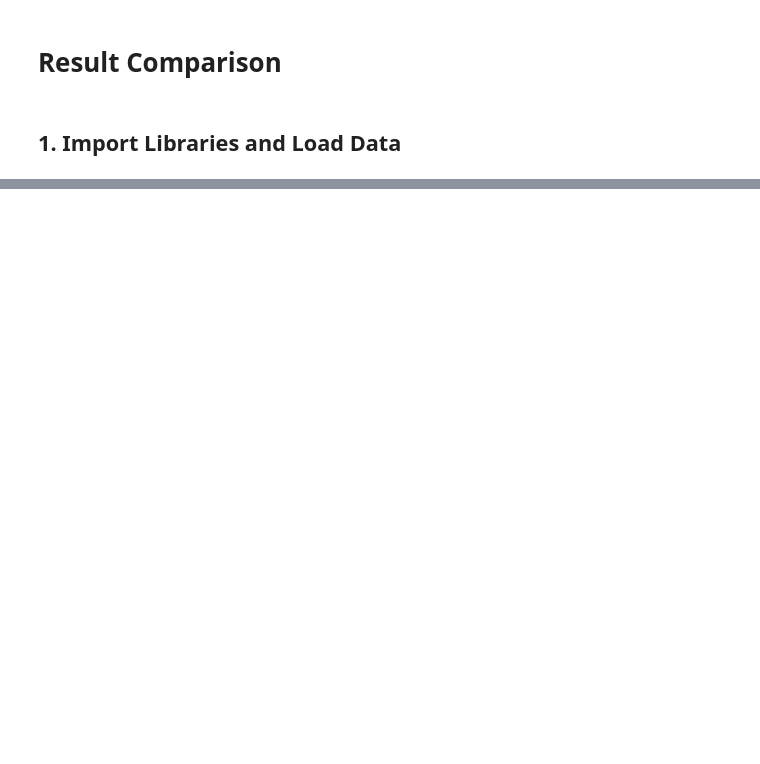
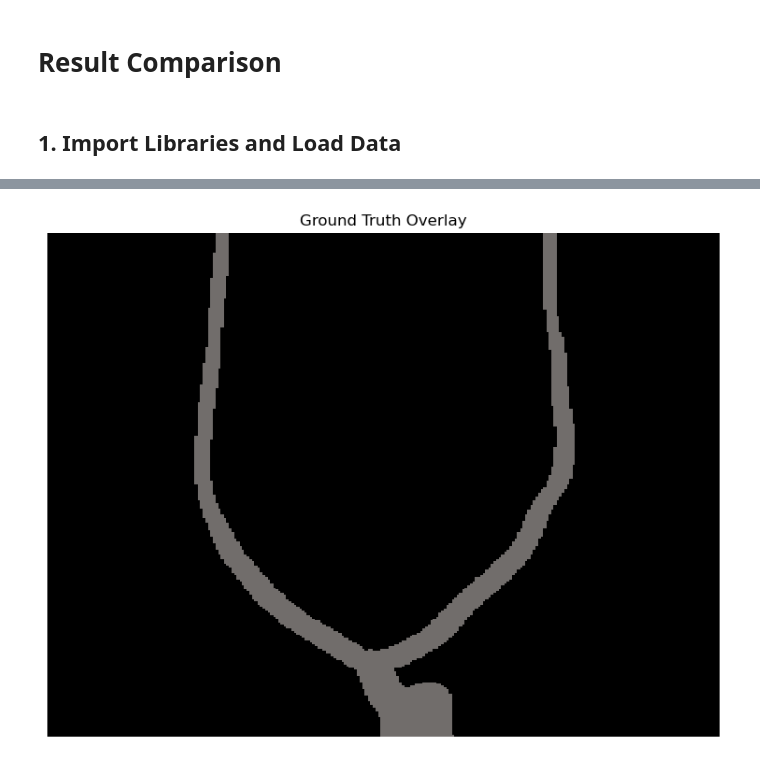
Before and after one commit to David-Hayes747/TreeProject, a Jupyter notebook: notebooks/03_result_comparison.ipynb, the cells around one changed output, grey strips where cells are left out. Cells and saved outputs as stored; diff of their text form; code cells hidden in the pictures; blank space fills up the shorter version.

```diff
--- a/notebooks/03_result_comparison.ipynb
+++ b/notebooks/03_result_comparison.ipynb
@@ -42,0 +69,53 @@ TypeError: Image data of dtype object cannot be converted to float
+# %%
+import numpy as np
+import matplotlib.pyplot as plt
+from PIL import Image
+
+# Load tree
+data_dir = project_dir / "data/raw/Dataset (With Summer GT)"
+dataset = TreeDataset(data_dir)
+tree = dataset.get_tree("R01N03")
+
+# Your isolated tree mask
+prediction = np.asarray(tree.summer_rgb)
+
+# Ground truth
+gt = np.asarray(tree.summer_gt)
+
+# Convert to binary masks
+if prediction.ndim == 3:
+    prediction = np.any(prediction > 0, axis=2)
+else:
+    prediction = prediction > 0
+
+if gt.ndim == 3:
+    gt = np.any(gt > 0, axis=2)
+else:
+    gt = gt > 0
+
+# Resize GT to match prediction
+height, width = prediction.shape
+
+gt_resized = np.array(
+    Image.fromarray(gt.astype(np.uint8)).resize(
+        (width, height),
+        Image.Resampling.NEAREST
+    )
+).astype(bool)
+
+# Plot overlay
+plt.figure(figsize=(10, 7))
+
+plt.imshow(prediction, cmap="gray")
+plt.imshow(
+    np.ma.masked_where(~gt_resized, gt_resized),
+    cmap="Reds",
+    alpha=0.45,
+    interpolation="nearest"
+)
+
+plt.title("Ground Truth Overlay")
+plt.axis("off")
+plt.show()
+# %% [output]
+[figure, added]
```
Also changed, not shown: parts of 22 cells of this notebook, 2 other files.
